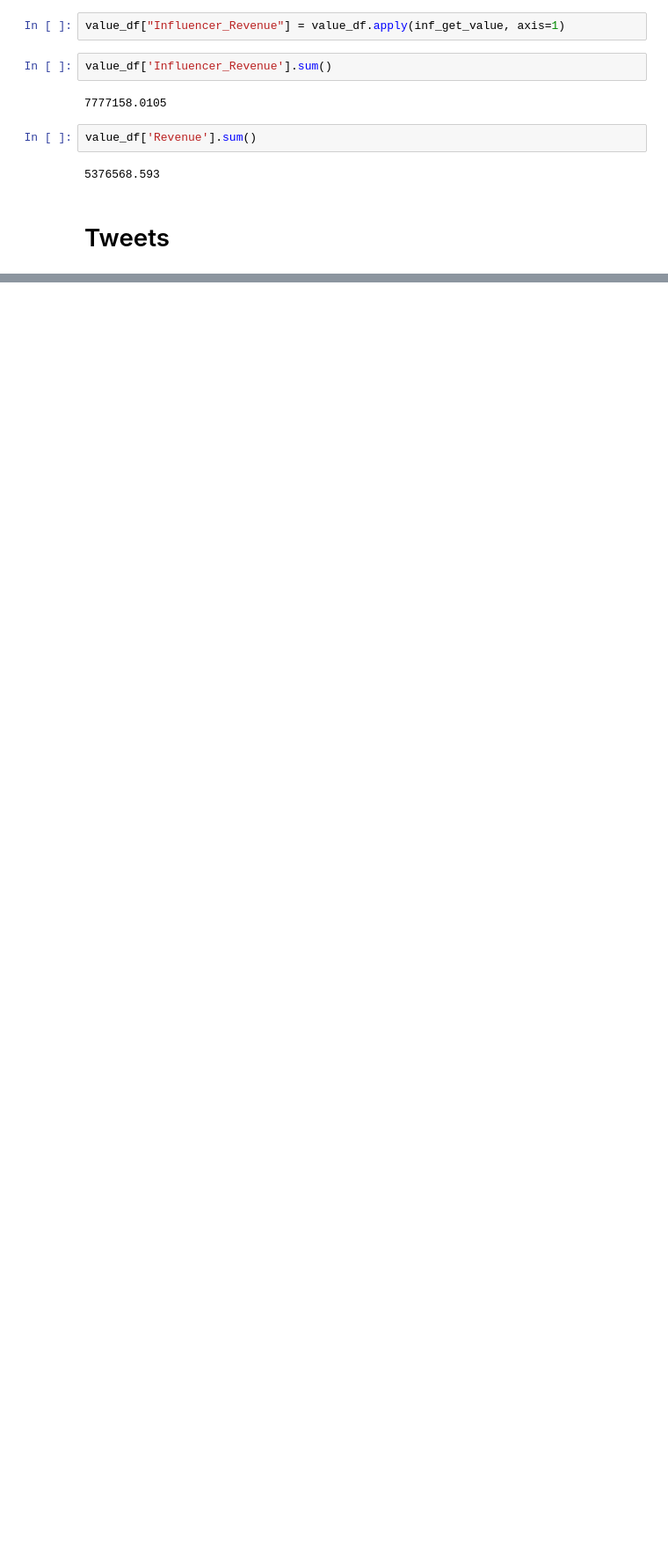
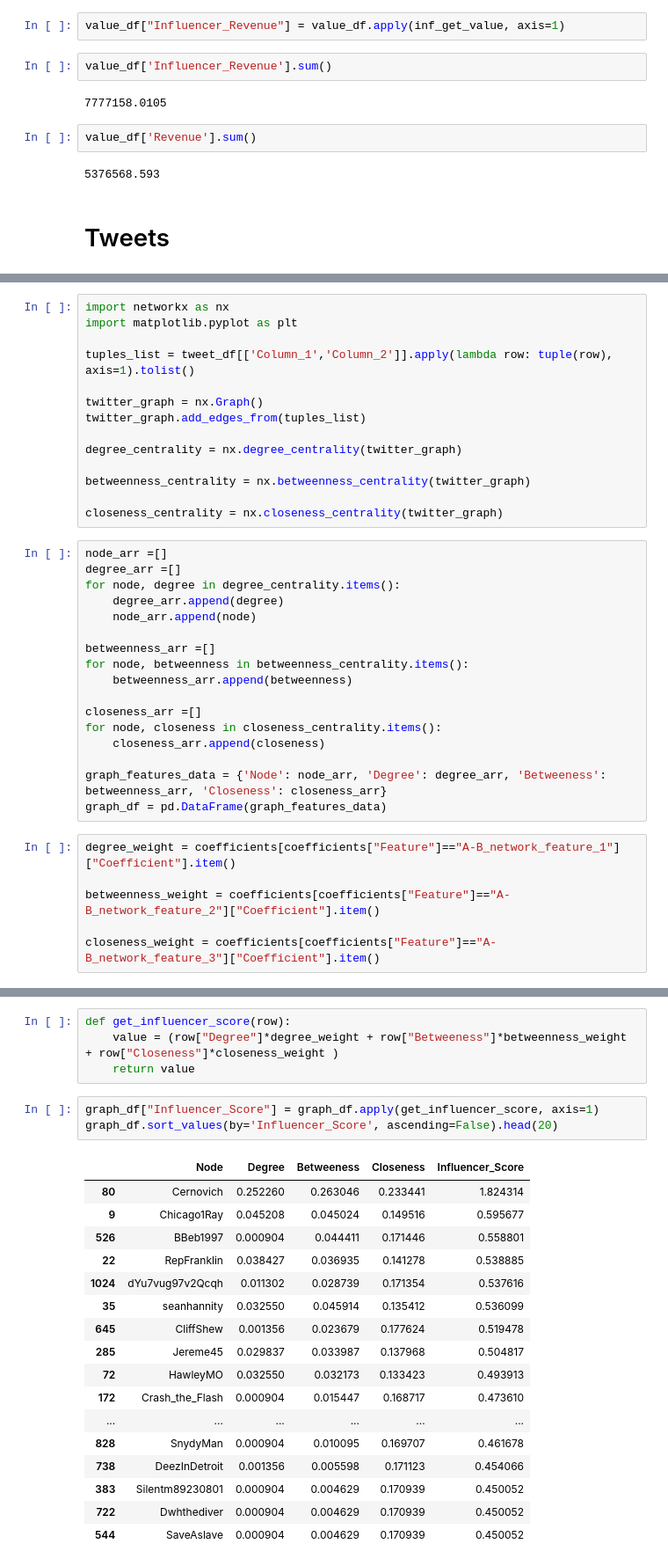
Before and after one commit to spandan-pal/predict-who-is-more-influential-in-a-social-network, a Jupyter notebook: Analysis_Notebook.ipynb, the cells around one changed output, grey strips where cells are left out. Shown at 88% size. Saved outputs shown, nothing was run; the diff lists cells and outputs as text; blank space fills up the shorter version.

Commit message:
Node

```diff
--- a/Analysis_Notebook.ipynb
+++ b/Analysis_Notebook.ipynb
@@ -479,2 +480,39 @@ for i in range(len(tweets_df)):
 
 tweet_df.to_csv("Network_Input.csv")
+# %%
+import networkx as nx
+import matplotlib.pyplot as plt
+
+tuples_list = tweet_df[['Column_1','Column_2']].apply(lambda row: tuple(row), axis=1).tolist()
+
+twitter_graph = nx.Graph()
+twitter_graph.add_edges_from(tuples_list)
+
+degree_centrality = nx.degree_centrality(twitter_graph)
+
+betweenness_centrality = nx.betweenness_centrality(twitter_graph)
+
+closeness_centrality = nx.closeness_centrality(twitter_graph)
+# %%
+node_arr =[]
+degree_arr =[]
+for node, degree in degree_centrality.items():
+    degree_arr.append(degree)
+    node_arr.append(node)
+
+betweenness_arr =[]
+for node, betweenness in betweenness_centrality.items():
+    betweenness_arr.append(betweenness)
+
+closeness_arr =[]
+for node, closeness in closeness_centrality.items():
+    closeness_arr.append(closeness)
+
+graph_features_data = {'Node': node_arr, 'Degree': degree_arr, 'Betweeness': betweenness_arr, 'Closeness': closeness_arr}
+graph_df = pd.DataFrame(graph_features_data)
+# %%
+degree_weight = coefficients[coefficients["Feature"]=="A-B_network_feature_1"]["Coefficient"].item()
+
+betweenness_weight = coefficients[coefficients["Feature"]=="A-B_network_feature_2"]["Coefficient"].item()
+
+closeness_weight = coefficients[coefficients["Feature"]=="A-B_network_feature_3"]["Coefficient"].item()
@@ -480,0 +523,25 @@ tweet_df.to_csv("Network_Input.csv")
+# %%
+def get_influencer_score(row):
+    value = (row["Degree"]*degree_weight + row["Betweeness"]*betweenness_weight + row["Closeness"]*closeness_weight )
+    return value
+# %%
+graph_df["Influencer_Score"] = graph_df.apply(get_influencer_score, axis=1)
+graph_df.sort_values(by='Influencer_Score', ascending=False).head(20)
+# %% [output]
+|  | Node | Degree | Betweeness | Closeness | Influencer_Score |
+| 80 | Cernovich | 0.252260 | 0.263046 | 0.233441 | 1.824314 |
+| 9 | Chicago1Ray | 0.045208 | 0.045024 | 0.149516 | 0.595677 |
+| 526 | BBeb1997 | 0.000904 | 0.044411 | 0.171446 | 0.558801 |
+| 22 | RepFranklin | 0.038427 | 0.036935 | 0.141278 | 0.538885 |
+| 1024 | dYu7vug97v2Qcqh | 0.011302 | 0.028739 | 0.171354 | 0.537616 |
+| 35 | seanhannity | 0.032550 | 0.045914 | 0.135412 | 0.536099 |
+| 645 | CliffShew | 0.001356 | 0.023679 | 0.177624 | 0.519478 |
+| 285 | Jereme45 | 0.029837 | 0.033987 | 0.137968 | 0.504817 |
+| 72 | HawleyMO | 0.032550 | 0.032173 | 0.133423 | 0.493913 |
+| 172 | Crash_the_Flash | 0.000904 | 0.015447 | 0.168717 | 0.473610 |
+| ... | ... | ... | ... | ... | ... |
+| 828 | SnydyMan | 0.000904 | 0.010095 | 0.169707 | 0.461678 |
+| 738 | DeezInDetroit | 0.001356 | 0.005598 | 0.171123 | 0.454066 |
+| 383 | Silentm89230801 | 0.000904 | 0.004629 | 0.170939 | 0.450052 |
+| 722 | Dwhthediver | 0.000904 | 0.004629 | 0.170939 | 0.450052 |
+| 544 | SaveAslave | 0.000904 | 0.004629 | 0.170939 | 0.450052 |
```
Also changed, not shown: parts of 4 cells of this notebook, 1 other file.
